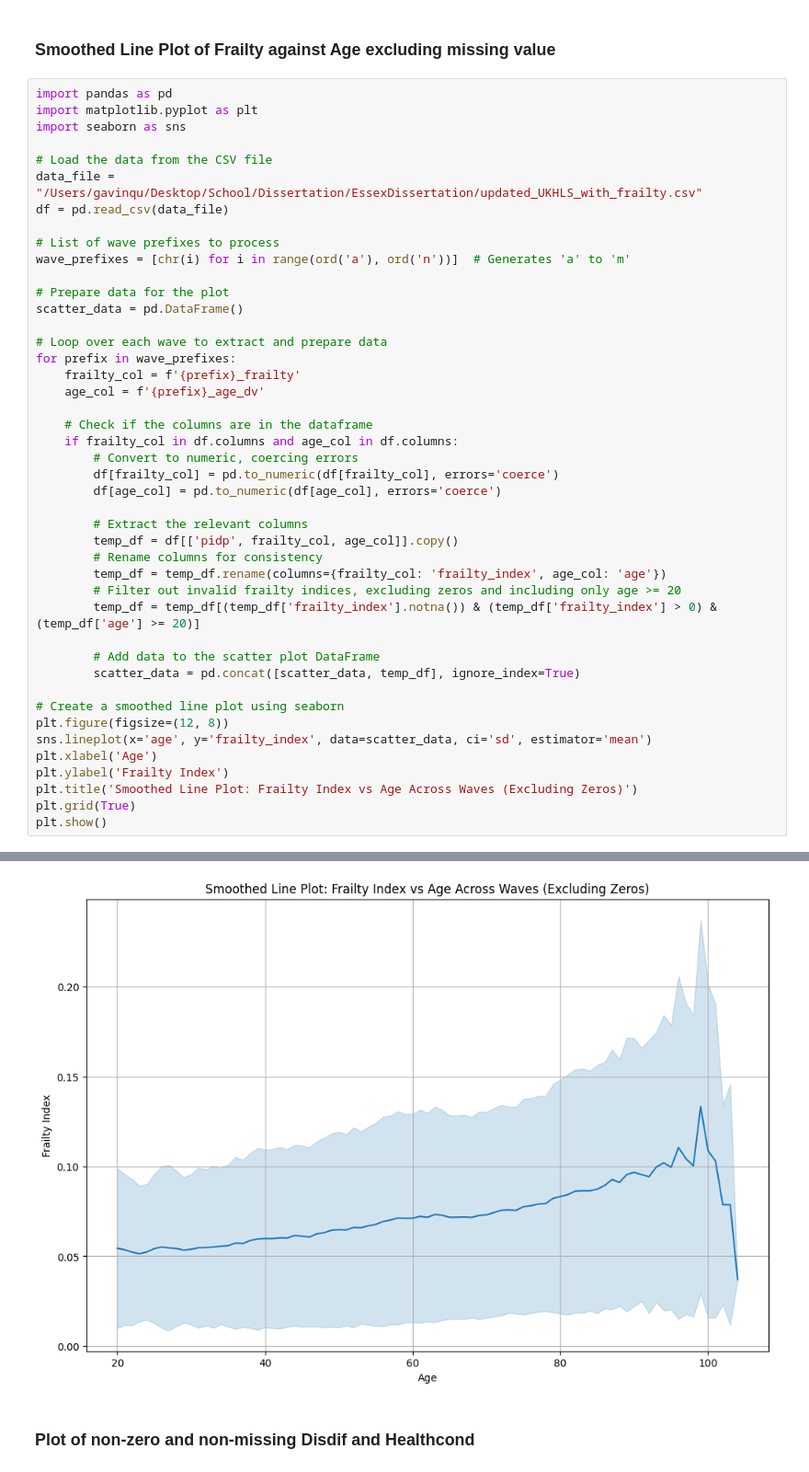
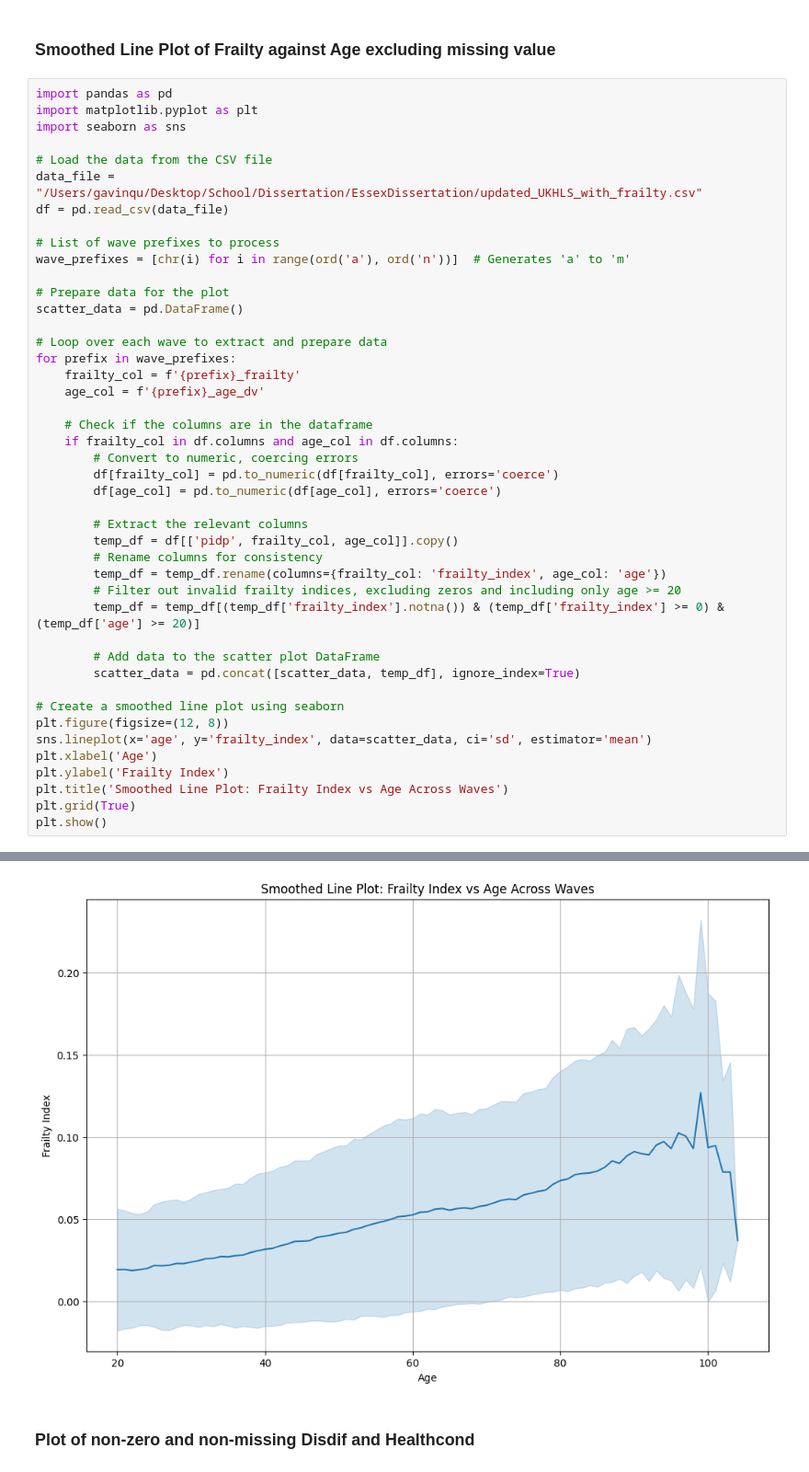
Before and after one commit to GJQu/EssexDissertation, a Jupyter notebook: hcondever_frailty.ipynb, the cells around one changed output, grey strips where cells are left out. Shown at 92% size. Drawn from its saved outputs; the diff is of its cells as text.

```diff
--- a/hcondever_frailty.ipynb
+++ b/hcondever_frailty.ipynb
@@ -628,36 +628,36 @@ scatter_data = pd.DataFrame()
 for prefix in wave_prefixes:
     frailty_col = f'{prefix}_frailty'
     age_col = f'{prefix}_age_dv'
 
     # Check if the columns are in the dataframe
     if frailty_col in df.columns and age_col in df.columns:
         # Convert to numeric, coercing errors
         df[frailty_col] = pd.to_numeric(df[frailty_col], errors='coerce')
         df[age_col] = pd.to_numeric(df[age_col], errors='coerce')
 
         # Extract the relevant columns
         temp_df = df[['pidp', frailty_col, age_col]].copy()
         # Rename columns for consistency
         temp_df = temp_df.rename(columns={frailty_col: 'frailty_index', age_col: 'age'})
         # Filter out invalid frailty indices, excluding zeros and including only age >= 20
-        temp_df = temp_df[(temp_df['frailty_index'].notna()) & (temp_df['frailty_index'] > 0) & (temp_df['age'] >= 20)]
+        temp_df = temp_df[(temp_df['frailty_index'].notna()) & (temp_df['frailty_index'] >= 0) & (temp_df['age'] >= 20)]
 
         # Add data to the scatter plot DataFrame
         scatter_data = pd.concat([scatter_data, temp_df], ignore_index=True)
 
 # Create a smoothed line plot using seaborn
 plt.figure(figsize=(12, 8))
 sns.lineplot(x='age', y='frailty_index', data=scatter_data, ci='sd', estimator='mean')
 plt.xlabel('Age')
 plt.ylabel('Frailty Index')
-plt.title('Smoothed Line Plot: Frailty Index vs Age Across Waves (Excluding Zeros)')
+plt.title('Smoothed Line Plot: Frailty Index vs Age Across Waves')
 plt.grid(True)
 plt.show()
 # %% [output]
 The `ci` parameter is deprecated. Use `errorbar='sd'` for the same effect.
 
   sns.lineplot(x='age', y='frailty_index', data=scatter_data, ci='sd', estimator='mean')
-[figure, old version]
+[figure, new version]
 # %% [markdown]
 ### Plot of non-zero and non-missing Disdif and Healthcond
 # %%
```
